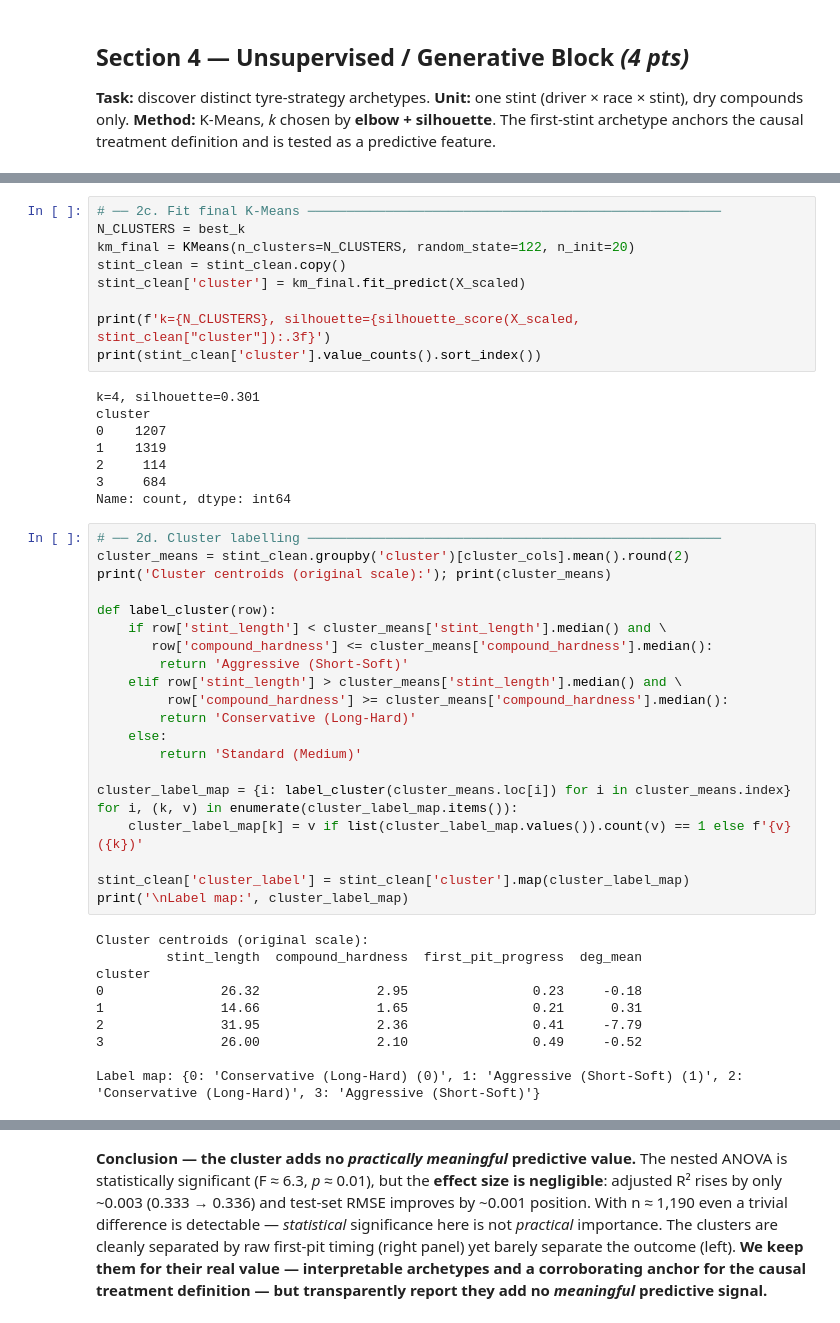
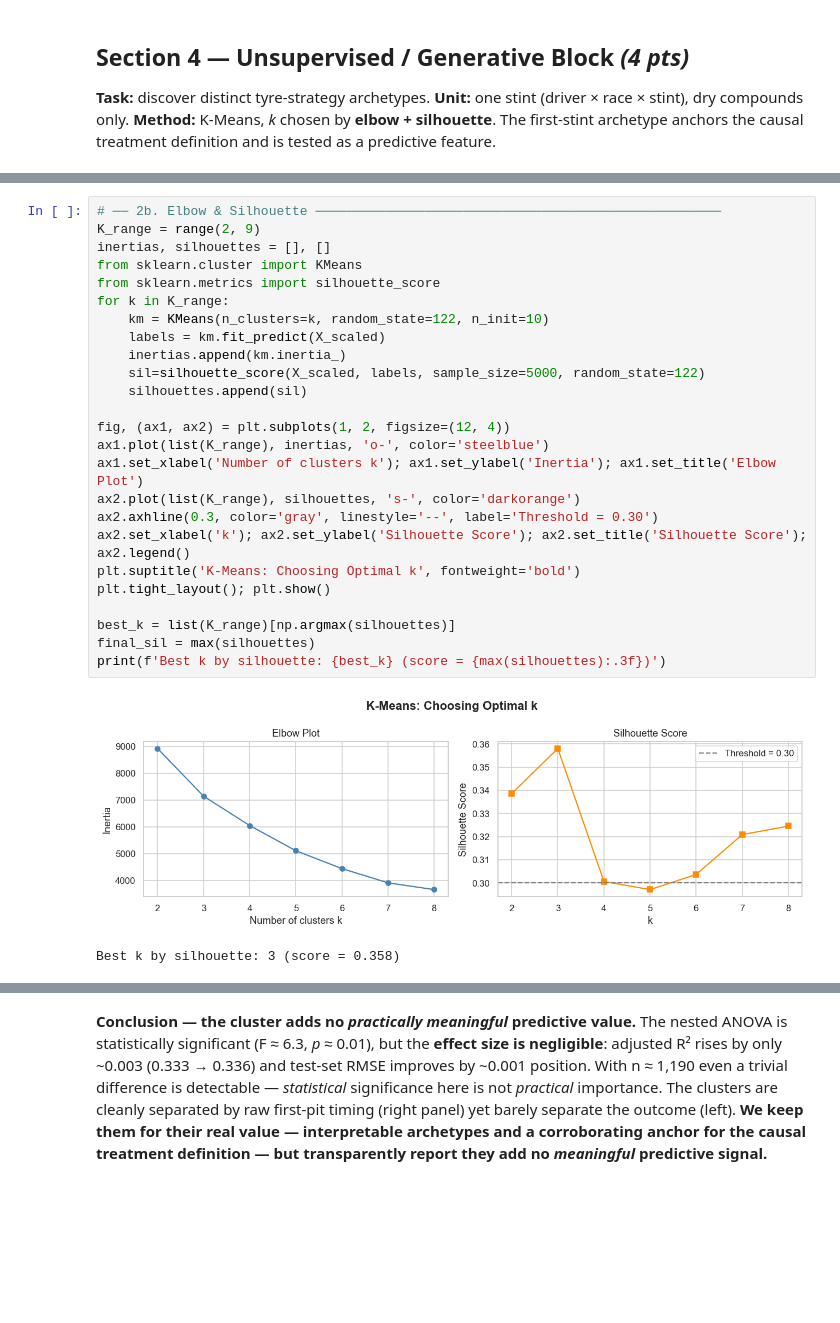
Before and after one commit to Munish0303/dai-mission-group-K, a Jupyter notebook: notebook.ipynb, the cells around one changed output, grey strips where cells are left out. Cells and saved outputs as stored; diff of their text form; blank space fills up the shorter version.

```diff
--- a/notebook.ipynb
+++ b/notebook.ipynb
@@ -820,48 +795,28 @@ Best k by silhouette: 4 (score = 0.301)
-# %%
-# ── 2c. Fit final K-Means ─────────────────────────────────────────────────────
-N_CLUSTERS = best_k
-km_final = KMeans(n_clusters=N_CLUSTERS, random_state=122, n_init=20)
-stint_clean = stint_clean.copy()
-stint_clean['cluster'] = km_final.fit_predict(X_scaled)
-
-print(f'k={N_CLUSTERS}, silhouette={silhouette_score(X_scaled, stint_clean["cluster"]):.3f}')
-print(stint_clean['cluster'].value_counts().sort_index())
-# %% [output]
-k=4, silhouette=0.301
-cluster
-0    1207
-1    1319
-2     114
-3     684
-Name: count, dtype: int64
-# %%
-# ── 2d. Cluster labelling ─────────────────────────────────────────────────────
-cluster_means = stint_clean.groupby('cluster')[cluster_cols].mean().round(2)
-print('Cluster centroids (original scale):'); print(cluster_means)
-
-def label_cluster(row):
-    if row['stint_length'] < cluster_means['stint_length'].median() and \
-       row['compound_hardness'] <= cluster_means['compound_hardness'].median():
-        return 'Aggressive (Short-Soft)'
-    elif row['stint_length'] > cluster_means['stint_length'].median() and \
-         row['compound_hardness'] >= cluster_means['compound_hardness'].median():
-        return 'Conservative (Long-Hard)'
-    else:
-        return 'Standard (Medium)'
-
-cluster_label_map = {i: label_cluster(cluster_means.loc[i]) for i in cluster_means.index}
-for i, (k, v) in enumerate(cluster_label_map.items()):
-    cluster_label_map[k] = v if list(cluster_label_map.values()).count(v) == 1 else f'{v} ({k})'
-
-stint_clean['cluster_label'] = stint_clean['cluster'].map(cluster_label_map)
-print('\nLabel map:', cluster_label_map)
-# %% [output]
-Cluster centroids (original scale):
-         stint_length  compound_hardness  first_pit_progress  deg_mean
-cluster
-0               26.32               2.95                0.23     -0.18
-1               14.66               1.65                0.21      0.31
-2               31.95               2.36                0.41     -7.79
-3               26.00               2.10                0.49     -0.52
-
-Label map: {0: 'Conservative (Long-Hard) (0)', 1: 'Aggressive (Short-Soft) (1)', 2: 'Conservative (Long-Hard)', 3: 'Aggressive (Short-Soft)'}
+# %%
+# ── 2b. Elbow & Silhouette ────────────────────────────────────────────────────
+K_range = range(2, 9)
+inertias, silhouettes = [], []
+from sklearn.cluster import KMeans
+from sklearn.metrics import silhouette_score
+for k in K_range:
+    km = KMeans(n_clusters=k, random_state=122, n_init=10)
+    labels = km.fit_predict(X_scaled)
+    inertias.append(km.inertia_)
+    sil=silhouette_score(X_scaled, labels, sample_size=5000, random_state=122)
+    silhouettes.append(sil)
+
+fig, (ax1, ax2) = plt.subplots(1, 2, figsize=(12, 4))
+ax1.plot(list(K_range), inertias, 'o-', color='steelblue')
+ax1.set_xlabel('Number of clusters k'); ax1.set_ylabel('Inertia'); ax1.set_title('Elbow Plot')
+ax2.plot(list(K_range), silhouettes, 's-', color='darkorange')
+ax2.axhline(0.3, color='gray', linestyle='--', label='Threshold = 0.30')
+ax2.set_xlabel('k'); ax2.set_ylabel('Silhouette Score'); ax2.set_title('Silhouette Score'); ax2.legend()
+plt.suptitle('K-Means: Choosing Optimal k', fontweight='bold')
+plt.tight_layout(); plt.show()
+
+best_k = list(K_range)[np.argmax(silhouettes)]
+final_sil = max(silhouettes)
+print(f'Best k by silhouette: {best_k} (score = {max(silhouettes):.3f})')
+# %% [output]
+[figure, added]
+Best k by silhouette: 3 (score = 0.358)
```
Also changed, not shown: parts of 13 cells of this notebook, 2 other files.
